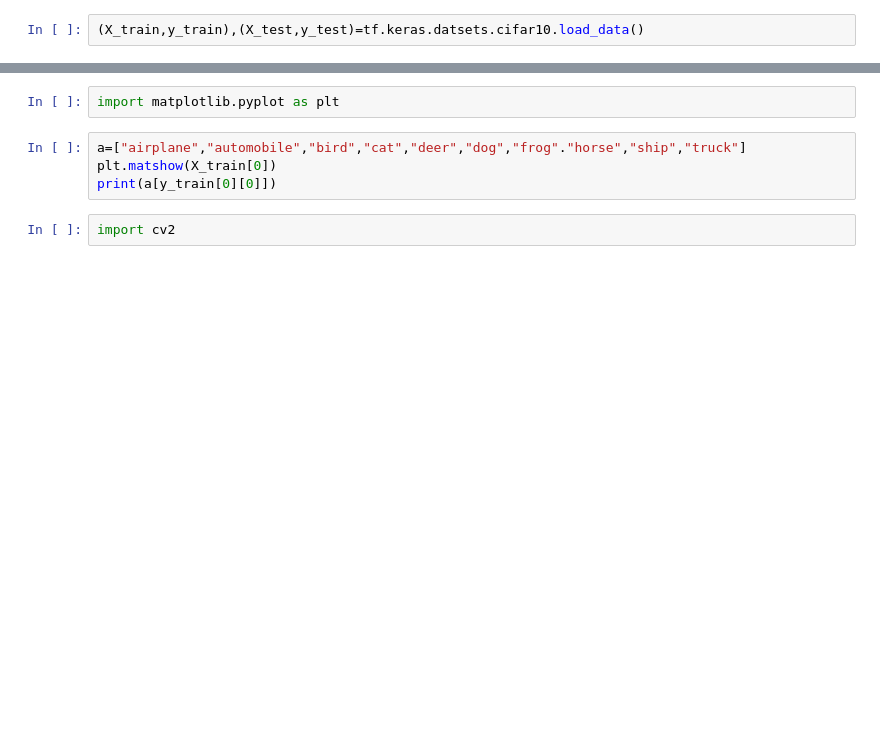
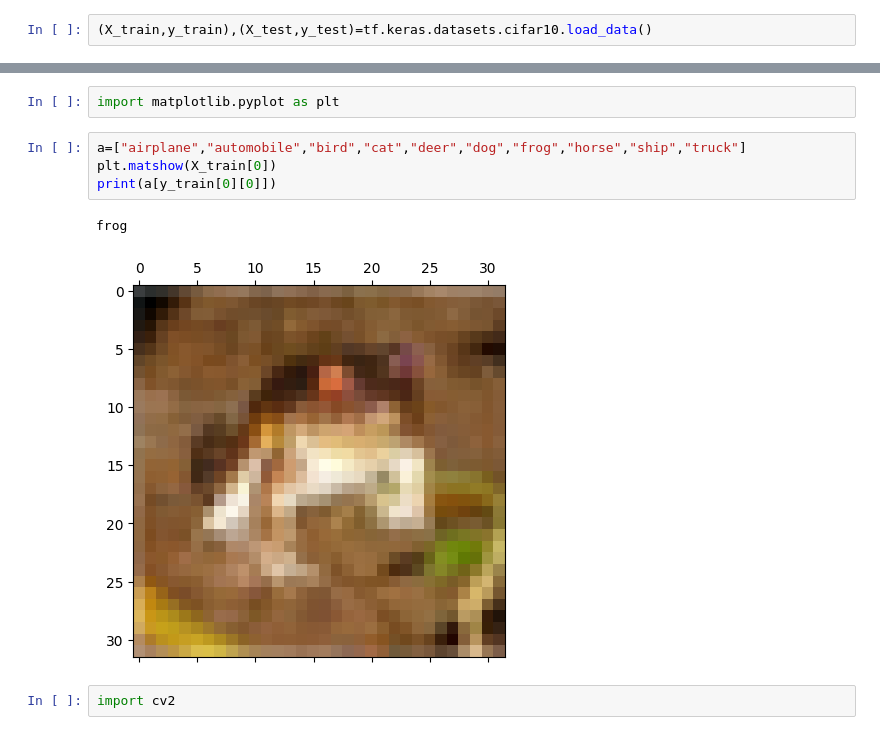
Before and after one commit to Jhanvis0110/Artifical_Intelligence-22-04-2023-, a Jupyter notebook: AI_10AM.ipynb, the cells around one changed output, grey strips where cells are left out. Cells and saved outputs as stored; diff of their text form; blank space fills up the shorter version.

```diff
--- a/AI_10AM.ipynb
+++ b/AI_10AM.ipynb
@@ -701,6 +790,6 @@ cnn.fit( X_train/255,y_train,batch_size=32,epochs=10)
 # %%
 import tensorflow as tf
 # %%
-(X_train,y_train),(X_test,y_test)=tf.keras.datsets.cifar10.load_data()
+(X_train,y_train),(X_test,y_test)=tf.keras.datasets.cifar10.load_data()
 # %%
 X_train.shape
@@ -721,8 +846,11 @@ a[0]
 # %%
 import matplotlib.pyplot as plt
 # %%
-a=["airplane","automobile","bird","cat","deer","dog","frog"."horse","ship","truck"]
+a=["airplane","automobile","bird","cat","deer","dog","frog","horse","ship","truck"]
 plt.matshow(X_train[0])
 print(a[y_train[0][0]])
+# %% [output]
+frog
+[figure, added]
 # %%
 import cv2
```
Also changed, not shown: parts of 84 cells of this notebook.
